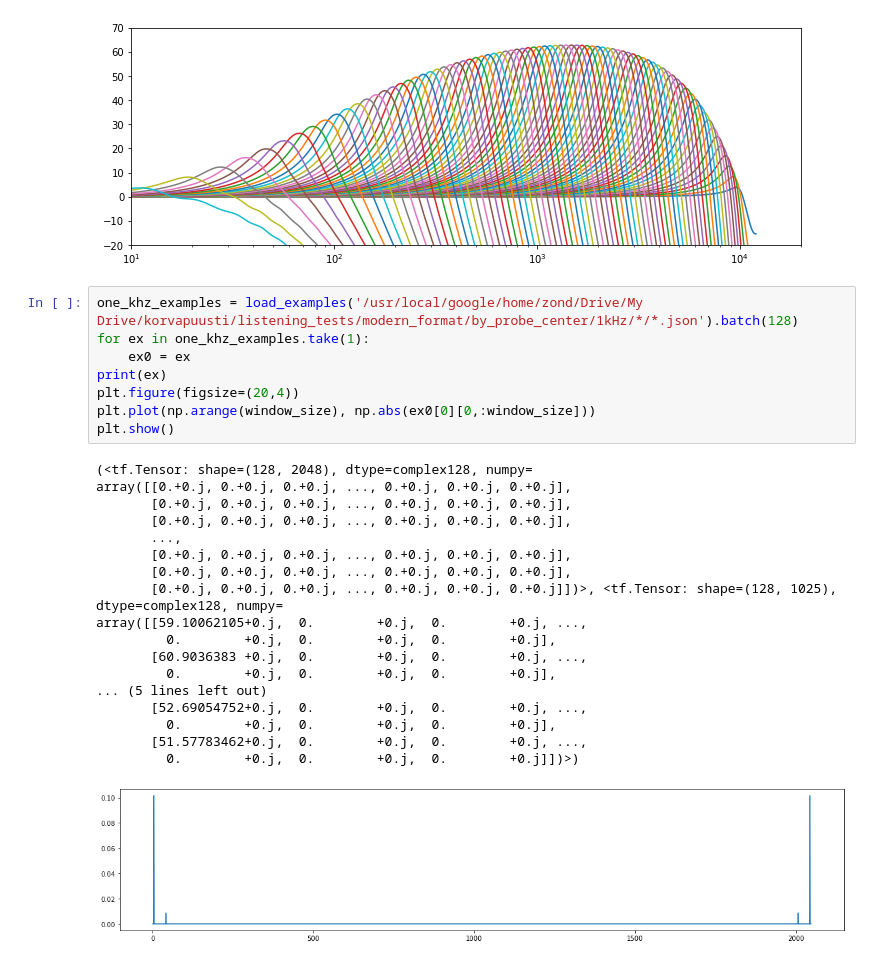
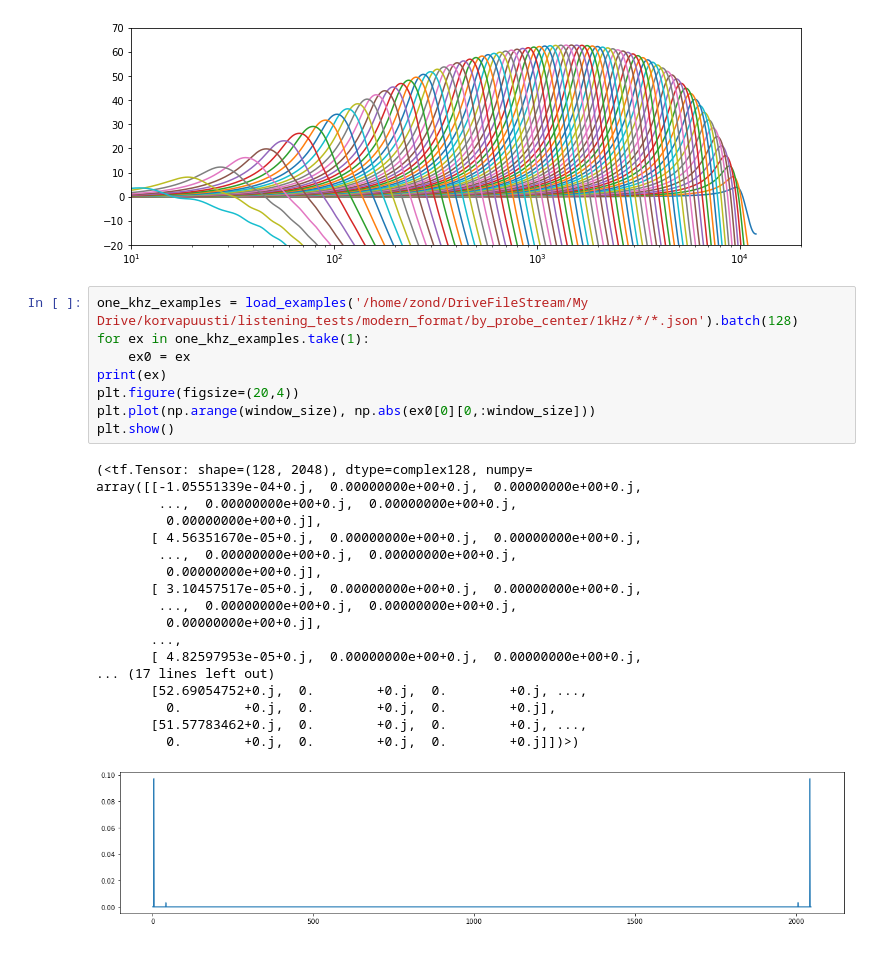
Before and after one commit to google-research/korvapuusti, a Jupyter notebook: experiments/partial_loudness/analysis/jupyter/TensorEars.ipynb, the cells around one changed output. Drawn from its saved outputs; the diff is of its cells as text.

```diff
--- a/experiments/partial_loudness/analysis/jupyter/TensorEars.ipynb
+++ b/experiments/partial_loudness/analysis/jupyter/TensorEars.ipynb
@@ -419,32 +444,32 @@ plot_many_z(CARLayer()(np.ones([1, 48000], dtype=np.complex128))[0])
 # %% [output]
 [figure]
 # %%
-one_khz_examples = load_examples('/usr/local/google/home/zond/Drive/My Drive/korvapuusti/listening_tests/modern_format/by_probe_center/1kHz/*/*.json').batch(128)
+one_khz_examples = load_examples('/home/zond/DriveFileStream/My Drive/korvapuusti/listening_tests/modern_format/by_probe_center/1kHz/*/*.json').batch(128)
 for ex in one_khz_examples.take(1):
     ex0 = ex
 print(ex)
 plt.figure(figsize=(20,4))
 plt.plot(np.arange(window_size), np.abs(ex0[0][0,:window_size]))
 plt.show()
 # %% [output]
 (<tf.Tensor: shape=(128, 2048), dtype=complex128, numpy=
-array([[0.+0.j, 0.+0.j, 0.+0.j, ..., 0.+0.j, 0.+0.j, 0.+0.j],
-       [0.+0.j, 0.+0.j, 0.+0.j, ..., 0.+0.j, 0.+0.j, 0.+0.j],
-       [0.+0.j, 0.+0.j, 0.+0.j, ..., 0.+0.j, 0.+0.j, 0.+0.j],
+array([[-1.05551339e-04+0.j,  0.00000000e+00+0.j,  0.00000000e+00+0.j,
+        ...,  0.00000000e+00+0.j,  0.00000000e+00+0.j,
+         0.00000000e+00+0.j],
+       [ 4.56351670e-05+0.j,  0.00000000e+00+0.j,  0.00000000e+00+0.j,
+        ...,  0.00000000e+00+0.j,  0.00000000e+00+0.j,
+         0.00000000e+00+0.j],
+       [ 3.10457517e-05+0.j,  0.00000000e+00+0.j,  0.00000000e+00+0.j,
+        ...,  0.00000000e+00+0.j,  0.00000000e+00+0.j,
+         0.00000000e+00+0.j],
        ...,
-       [0.+0.j, 0.+0.j, 0.+0.j, ..., 0.+0.j, 0.+0.j, 0.+0.j],
-       [0.+0.j, 0.+0.j, 0.+0.j, ..., 0.+0.j, 0.+0.j, 0.+0.j],
-       [0.+0.j, 0.+0.j, 0.+0.j, ..., 0.+0.j, 0.+0.j, 0.+0.j]])>, <tf.Tensor: shape=(128, 1025), dtype=complex128, numpy=
-array([[59.10062105+0.j,  0.        +0.j,  0.        +0.j, ...,
-         0.        +0.j,  0.        +0.j,  0.        +0.j],
-       [60.9036383 +0.j,  0.        +0.j,  0.        +0.j, ...,
-         0.        +0.j,  0.        +0.j,  0.        +0.j],
-... (5 lines left out)
+       [ 4.82597953e-05+0.j,  0.00000000e+00+0.j,  0.00000000e+00+0.j,
+... (17 lines left out)
        [52.69054752+0.j,  0.        +0.j,  0.        +0.j, ...,
          0.        +0.j,  0.        +0.j,  0.        +0.j],
        [51.57783462+0.j,  0.        +0.j,  0.        +0.j, ...,
          0.        +0.j,  0.        +0.j,  0.        +0.j]])>)
-[figure, old version]
+[figure, new version]
 # %%
 plot_snr(SNRLayer()(CARLayer()(OuterEarLayer()(ex0[0])))[0])
 # %% [output]
```
Also changed, not shown: parts of 7 cells of this notebook.
